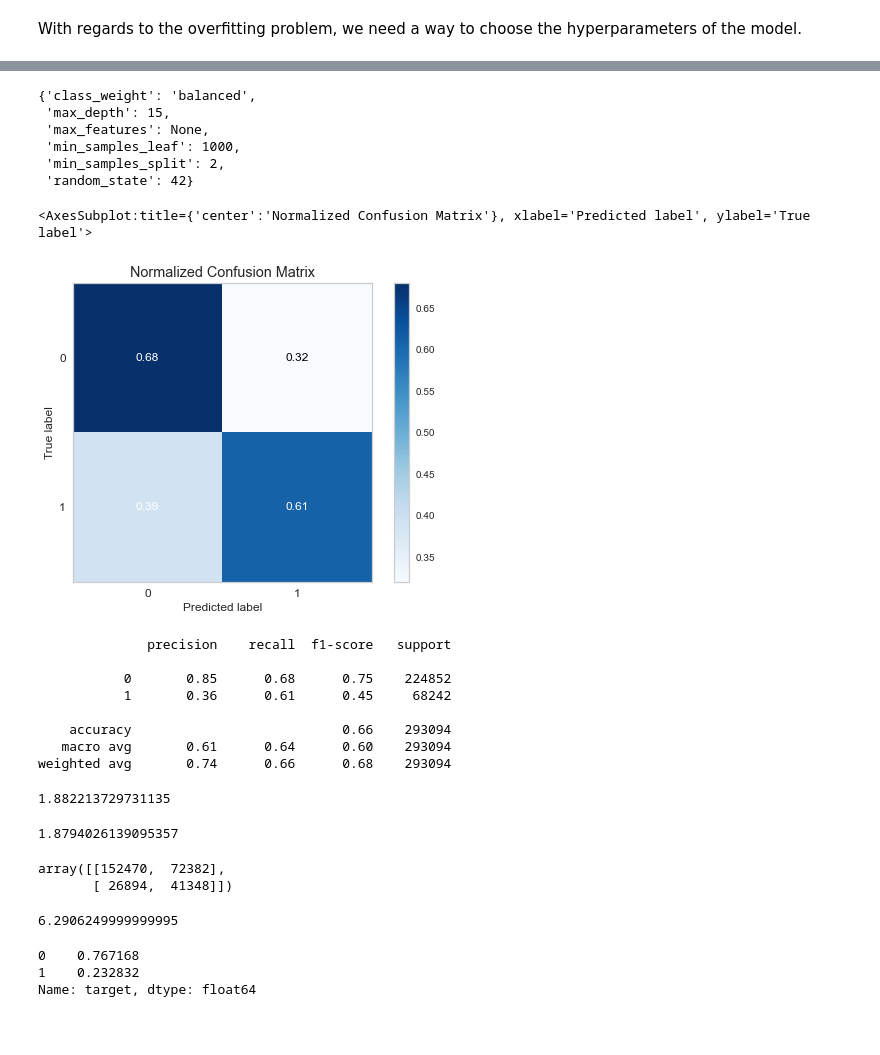
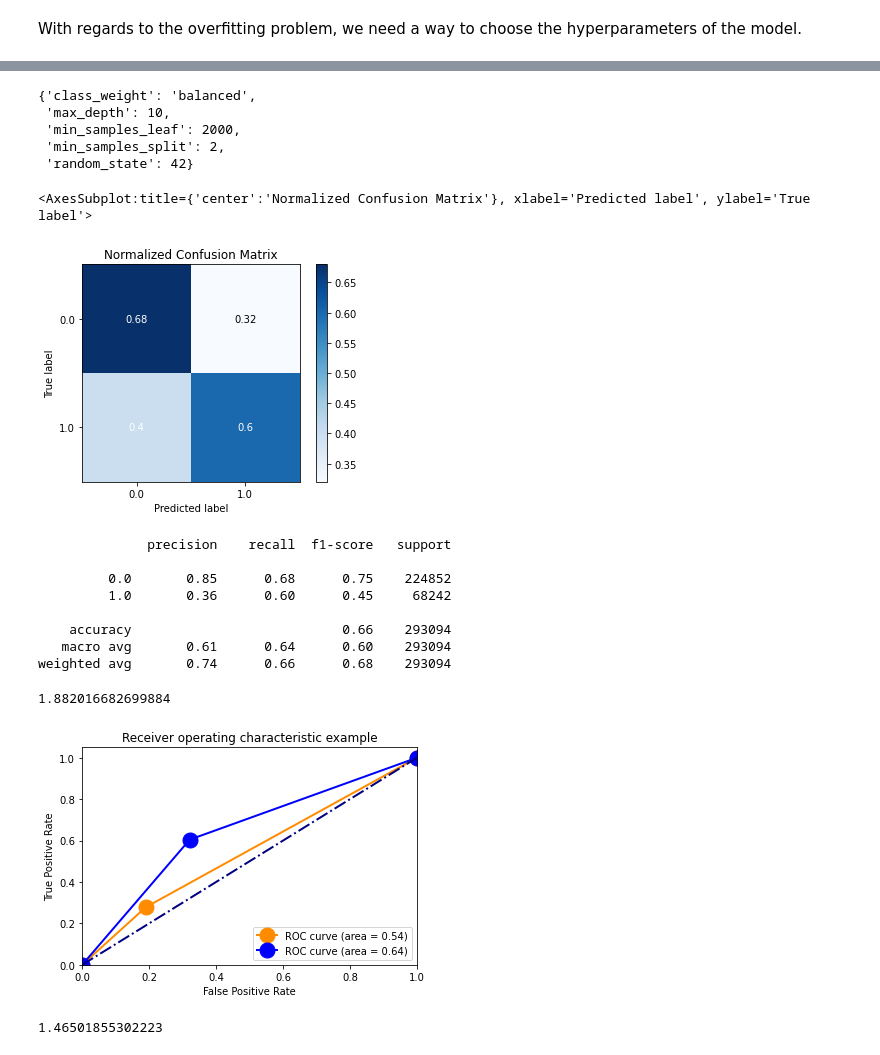
Before and after one commit to palpen/intro-ml-ws, a Jupyter notebook: feature_eng.ipynb, the cells around one changed output, grey strips where cells are left out. Saved outputs shown, nothing was run; the diff lists cells and outputs as text; code cells hidden in the pictures; blank space fills up the shorter version.

```diff
--- a/feature_eng.ipynb
+++ b/feature_eng.ipynb
@@ -127,19 +128,20 @@ def preprocessing(df, num_cols, cat_cols):
 LABEL_ENCODERS = {}
 SCALER = RobustScaler()
 # %%
-def feature_engineering(df, num_cols, cat_cols, log_cols, is_train=True):
+def feature_engineering(df, num_cols, cat_cols, log_cols=None, is_train=True):
     ''' This function will be used to take the log of our features, scale our features, encodings, etc.'''
 
     # taking the log of features in log_cols
     # a problem is that at least one feature has neg values, so we are going to drop those rows
     df = df[df['dti'] > -1]
 
-    for col in log_cols:
-        df[col] = np.log1p(df[col])
+    if log_cols:
+        for col in log_cols:
+            df[col] = np.log1p(df[col])
 
     # not every model requires feature scaling but some do
     # let's scale the numerical features with robustscaler
-    scaler = RobustScaler()
+    scaler = StandardScaler()
     if is_train:
         df[num_cols] = SCALER.fit_transform(df[num_cols])
     else:
@@ -218,9 +220,8 @@ Index(['addr_state', 'annual_inc', 'application_type', 'dti',
       dtype='object')
 # %%
 cols = ['addr_state', 'annual_inc', 'application_type', 'dti',
-       'emp_length', 'fico_range_high',
-       'fico_range_low', 'grade', 'home_ownership', 'initial_list_status',
-       'installment', 'int_rate', 'loan_amnt', 'mort_acc',
+       'emp_length', 'fico_range_high', 'grade', 'home_ownership', 'initial_list_status',
+       'installment', 'int_rate', 'mort_acc',
        'open_acc', 'pub_rec', 'pub_rec_bankruptcies', 'purpose', 'revol_bal',
        'revol_util', 'sub_grade', 'term', 'title', 'total_acc',
        'verification_status']
@@ -358,10 +387,9 @@ For the sake of time, this is the strategy we will pursue here.
 With regards to the overfitting problem, we need a way to choose the hyperparameters of the model.
 # %%
 param_grid = {
-    'max_depth': [5, 10, 15, 20, 25, 30],
-    'min_samples_split': [2, 20, 200],
-    'min_samples_leaf': [1, 10, 100, 1000],
-    'max_features': [None, 'auto'],
+    'max_depth': [5, 10, 15, 20],
+    'min_samples_split': [2, 20],
+    'min_samples_leaf': [1, 10, 100, 1000, 2000, 10000],
     'random_state': [42],
     'class_weight': [None, 'balanced']
     }
@@ -372,5 +400,5 @@ clf = GridSearchCV(estimator=DecisionTreeClassifier(),
              n_jobs=-1,
              verbose=2)
 # %%
-clf.fit(X_train, y_train)[-]
+clf.fit(X_train, y_train)
 # %% [output]
@@ -402,9 +430,8 @@ GridSearchCV(cv='warn', error_score='raise-deprecating',
 clf.best_params_
 # %% [output]
 {'class_weight': 'balanced',
- 'max_depth': 15,
- 'max_features': None,
- 'min_samples_leaf': 1000,
+ 'max_depth': 10,
+ 'min_samples_leaf': 2000,
  'min_samples_split': 2,
  'random_state': 42}
 # %%
@@ -412,17 +439,17 @@ clf.best_params_
 
 y_test_pred2 = clf.predict(X_test)
 # %%
-skplt.metrics.plot_confusion_matrix(y_test, y_test_pred2, normalize=True)
+plot_confusion_matrix(y_test, y_test_pred2, normalize=True)
 # %% [output]
 <AxesSubplot:title={'center':'Normalized Confusion Matrix'}, xlabel='Predicted label', ylabel='True label'>
-[figure, old version]
+[figure, new version]
 # %%
 print(classification_report(y_test, y_test_pred2))
 # %% [output]
               precision    recall  f1-score   support
 
-           0       0.85      0.68      0.75    224852
-           1       0.36      0.61      0.45     68242
+         0.0       0.85      0.68      0.75    224852
+         1.0       0.36      0.60      0.45     68242
 
     accuracy                           0.66    293094
    macro avg       0.61      0.64      0.60    293094
@@ -435,23 +462,4 @@ FPR2 = CM2[0][1]/(CM2[0][0] + CM2[0][1] )
 # %%
 TPR2/FPR2
 # %% [output]
-1.882213729731135
+1.882016682699884
-# %%
-3.29*41348/72382
-# %% [output]
-1.8794026139095357
-# %%
-CM2
-# %% [output]
-array([[152470,  72382],
-       [ 26894,  41348]])
-# %%
-3.3*0.61/0.32
-# %% [output]
-6.2906249999999995
-# %%
-test_df['target'].value_counts()/test_df['target'].count()
-# %% [output]
-0    0.767168
-1    0.232832
-Name: target, dtype: float64
@@ -459,0 +470,21 @@ Hudson is a PhD from the University of Toronto. His research was in the fields o
+# %%
+plt.figure()
+lw = 2
+plt.plot(fpr, tpr, color='darkorange',
+         lw=lw, label='ROC curve (area = %0.2f)' % roc_auc, marker='o', markersize='15')
+plt.plot(fpr2, tpr2, color='blue',
+         lw=lw, label='ROC curve (area = %0.2f)' % roc_auc2, marker='o', markersize='15')
+plt.plot([0, 1], [0, 1], color='navy', lw=lw, linestyle='-.')
+plt.xlim([0.0, 1.0])
+plt.ylim([0.0, 1.05])
+plt.xlabel('False Positive Rate')
+plt.ylabel('True Positive Rate')
+plt.title('Receiver operating characteristic example')
+plt.legend(loc="lower right")
+plt.show()
+# %% [output]
+[figure, added]
+# %%
+TPR/FPR
+# %% [output]
+1.46501855302223
```
Also changed, not shown: parts of 48 cells of this notebook.
